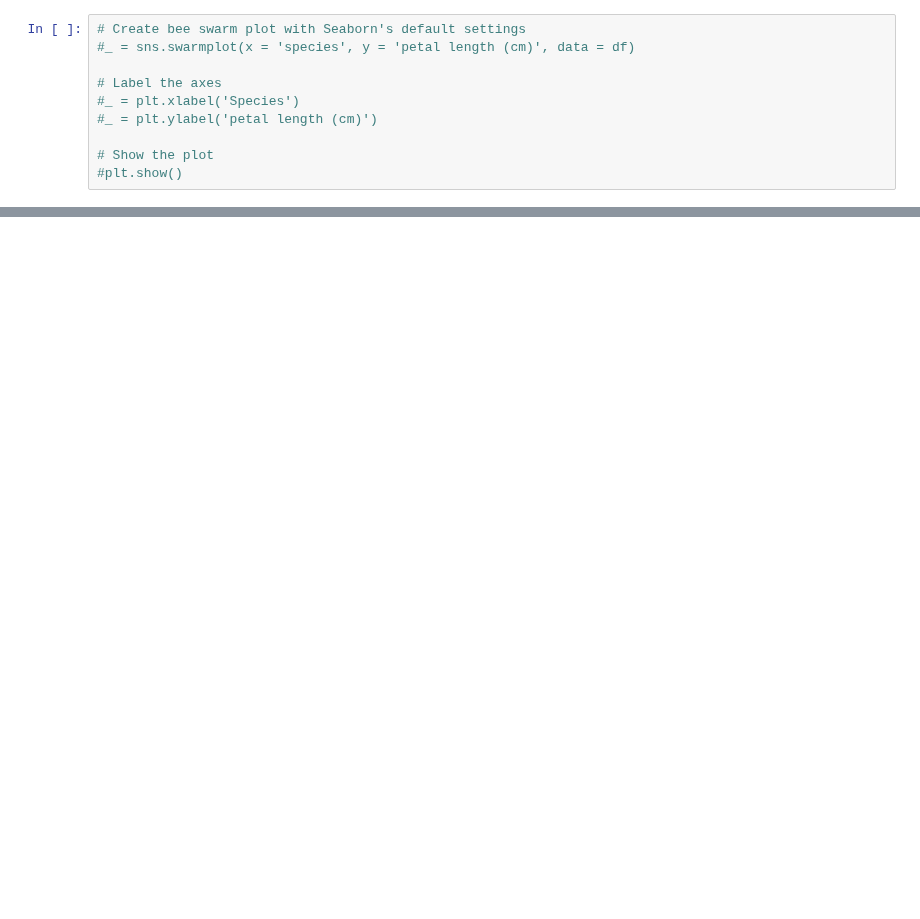
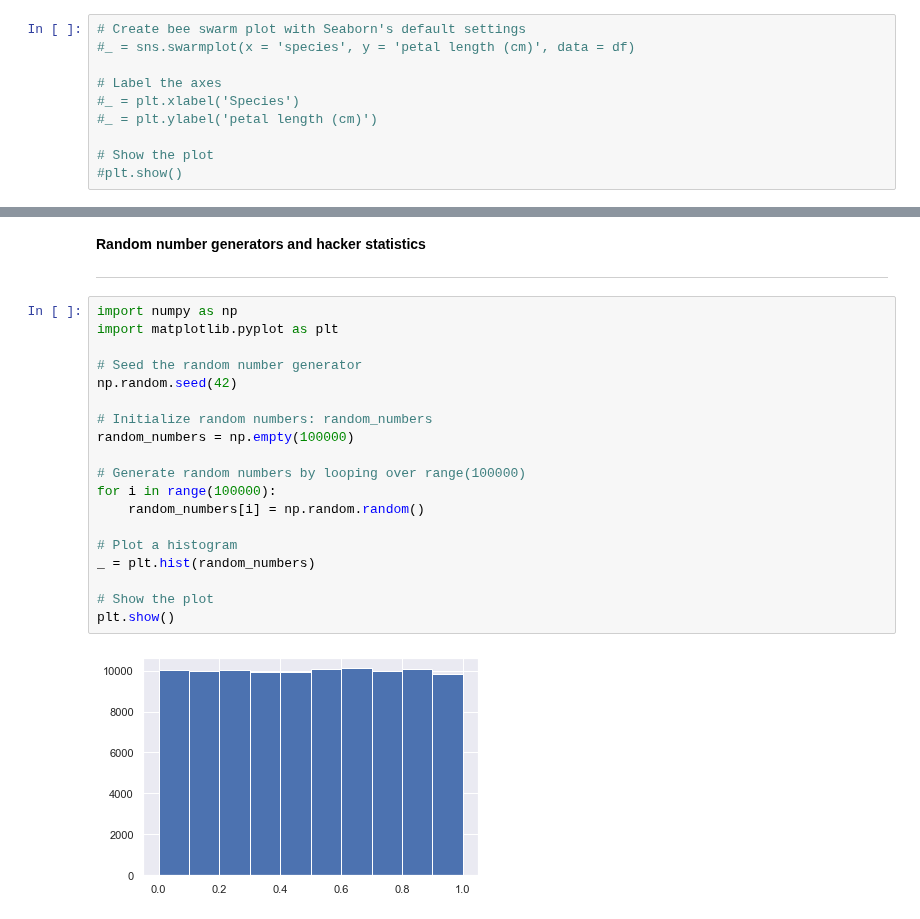
Before and after one commit to odenipinedo/Python, a Jupyter notebook: datacamp - machine learning for everyone/6. statistical thinking in Python - part 1.ipynb, the cells around one changed output, grey strips where cells are left out. Cells and saved outputs as stored; diff of their text form; blank space fills up the shorter version.

```diff
--- a/datacamp - machine learning for everyone/6. statistical thinking in Python - part 1.ipynb
+++ b/datacamp - machine learning for everyone/6. statistical thinking in Python - part 1.ipynb
@@ -54,0 +246,24 @@ ___
+# %% [markdown]
+**Random number generators and hacker statistics**
+___
+# %%
+import numpy as np
+import matplotlib.pyplot as plt
+
+# Seed the random number generator
+np.random.seed(42)
+
+# Initialize random numbers: random_numbers
+random_numbers = np.empty(100000)
+
+# Generate random numbers by looping over range(100000)
+for i in range(100000):
+    random_numbers[i] = np.random.random()
+
+# Plot a histogram
+_ = plt.hist(random_numbers)
+
+# Show the plot
+plt.show()
+# %% [output]
+[figure, added]
```
Also changed, not shown: parts of 30 cells of this notebook, 1 other file.
